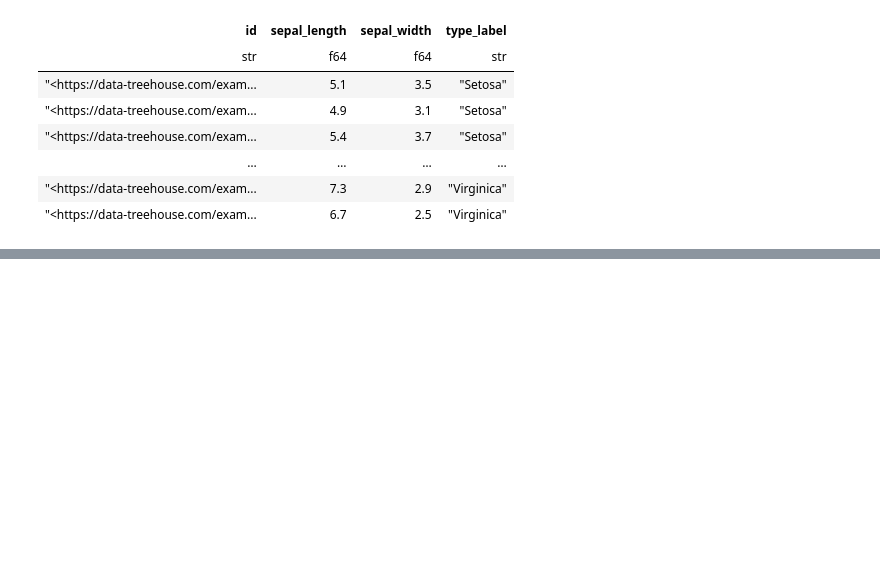
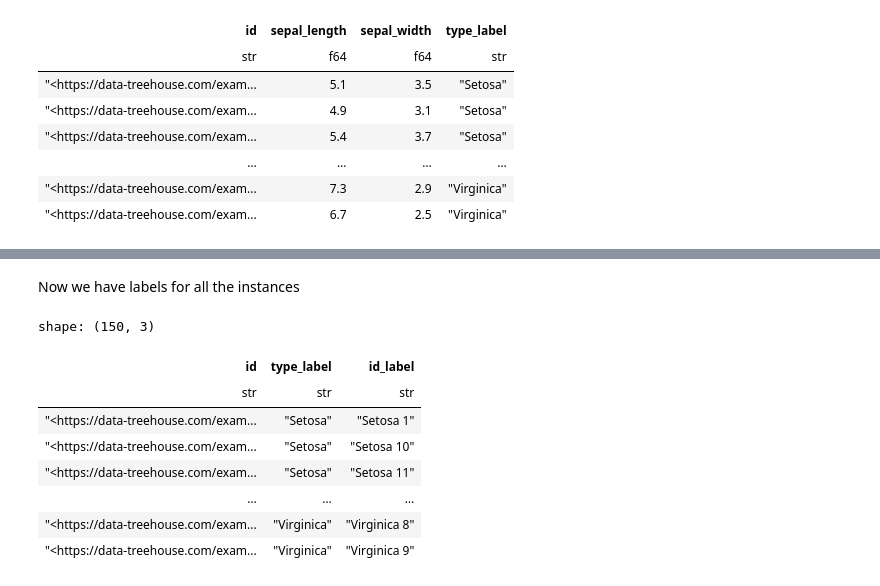
Before and after one commit to DataTreehouse/maplib, a Jupyter notebook: examples/mapping/mapping.ipynb, the cells around one changed output, grey strips where cells are left out. Drawn from its saved outputs; the diff is of its cells as text; code cells hidden in the pictures; blank space fills up the shorter version.

```diff
--- a/examples/mapping/mapping.ipynb
+++ b/examples/mapping/mapping.ipynb
@@ -381,0 +457,25 @@ shape: (150, 4)
+# %% [markdown]
+Now we have labels for all the instances
+# %%
+df_q = m_prg.query("""
+PREFIX ex: <https://data-treehouse.com/examples#>
+PREFIX rdfs: <http://www.w3.org/2000/01/rdf-schema#>
+SELECT ?id ?type_label ?id_label WHERE {
+    ?id a ?type .
+    ?type a rdfs:Class .
+    ?type rdfs:label ?type_label .
+    ?id rdfs:label ?id_label .
+}
+""",
+)
+df_q
+# %% [output]
+shape: (150, 3)
+| id | type_label | id_label |
+| str | str | str |
+| "<https://data-treehouse.com/exam... | "Setosa" | "Setosa 1" |
+| "<https://data-treehouse.com/exam... | "Setosa" | "Setosa 10" |
+| "<https://data-treehouse.com/exam... | "Setosa" | "Setosa 11" |
+| … | … | … |
+| "<https://data-treehouse.com/exam... | "Virginica" | "Virginica 8" |
+| "<https://data-treehouse.com/exam... | "Virginica" | "Virginica 9" |
```
Also changed, not shown: parts of 13 cells of this notebook.
